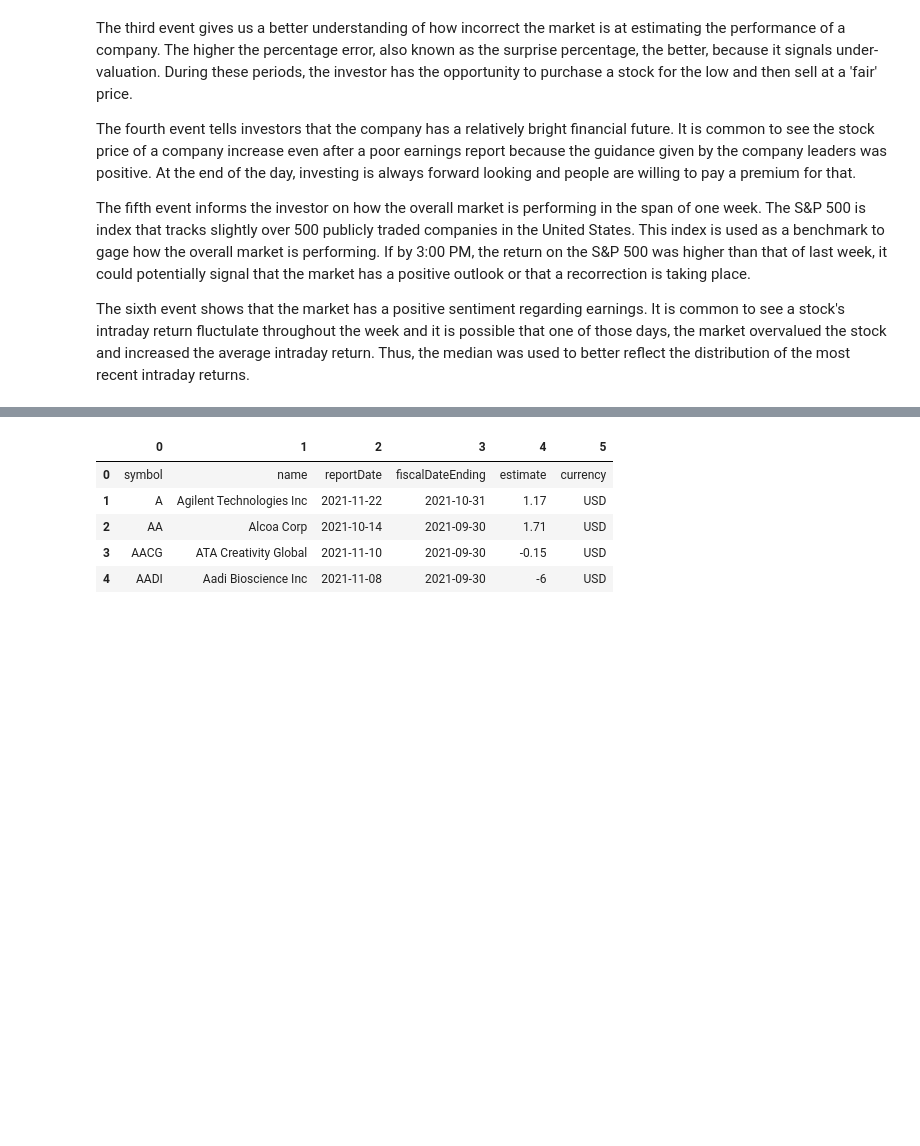
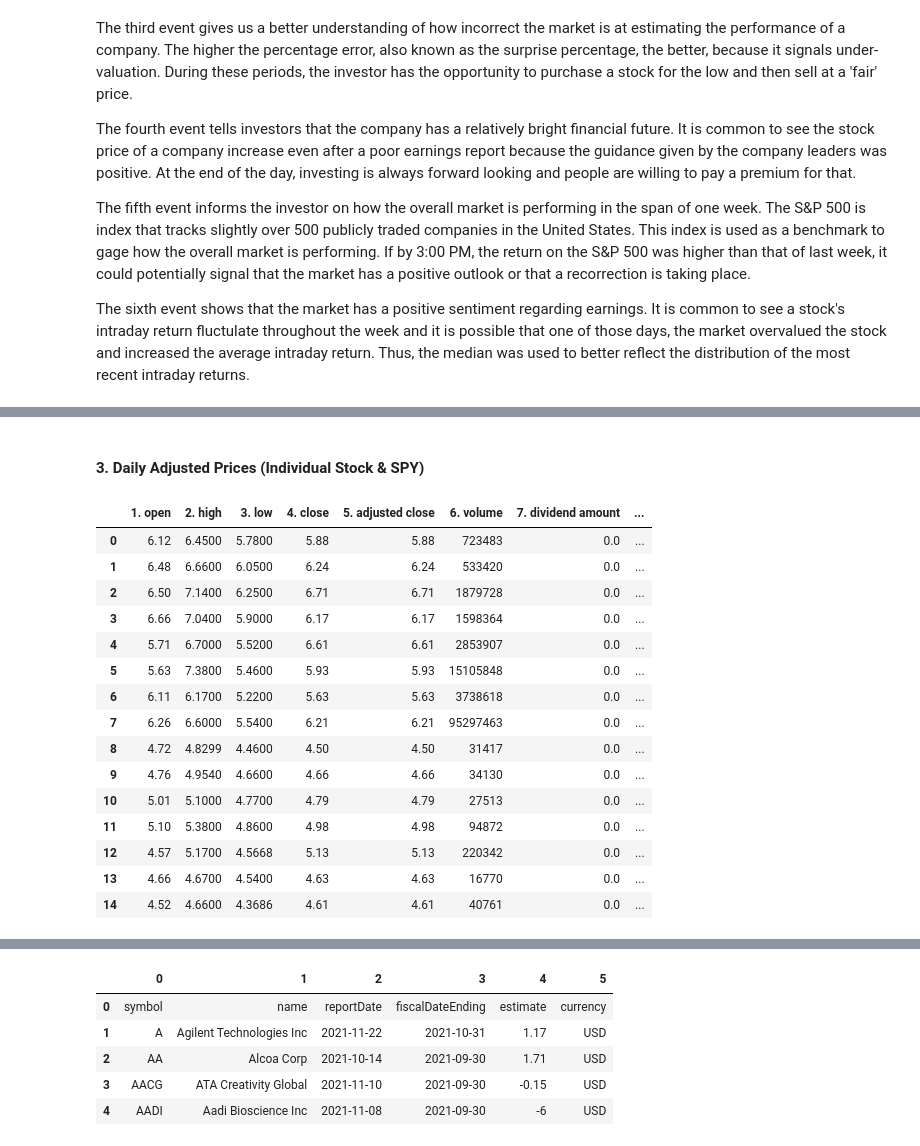
Before and after one commit to danielramirezjr1998/Data_Science_Projects, a Jupyter notebook: Naive Bayes Classifier/Naive Bayes in Finance.ipynb, the cells around one changed output, grey strips where cells are left out. Cells and saved outputs as stored; diff of their text form; code cells hidden in the pictures; blank space fills up the shorter version.

```diff
--- a/Naive Bayes Classifier/Naive Bayes in Finance.ipynb
+++ b/Naive Bayes Classifier/Naive Bayes in Finance.ipynb
@@ -1043,0 +217,27 @@ Name: class_variable, dtype: int32
+# %% [markdown]
+#### 3. Daily Adjusted Prices (Individual Stock & SPY)
+# %%
+api_key = 'TQ6TR98HVUPE3L9Z'
+data_of_interest = '3'
+symbol = 'BMRA'
+date_of_interest = '2021-10-13'
+
+alphaDailyAdjusted  = alphaDataRetriever(api_key,data_of_interest,symbol,date_of_interest)
+alphaDailyAdjusted.head(15)
+# %% [output]
+|  | 1. open | 2. high | 3. low | 4. close | 5. adjusted close | 6. volume | 7. dividend amount | ... |
+| 0 | 6.12 | 6.4500 | 5.7800 | 5.88 | 5.88 | 723483 | 0.0 | ... |
+| 1 | 6.48 | 6.6600 | 6.0500 | 6.24 | 6.24 | 533420 | 0.0 | ... |
+| 2 | 6.50 | 7.1400 | 6.2500 | 6.71 | 6.71 | 1879728 | 0.0 | ... |
+| 3 | 6.66 | 7.0400 | 5.9000 | 6.17 | 6.17 | 1598364 | 0.0 | ... |
+| 4 | 5.71 | 6.7000 | 5.5200 | 6.61 | 6.61 | 2853907 | 0.0 | ... |
+| 5 | 5.63 | 7.3800 | 5.4600 | 5.93 | 5.93 | 15105848 | 0.0 | ... |
+| 6 | 6.11 | 6.1700 | 5.2200 | 5.63 | 5.63 | 3738618 | 0.0 | ... |
+| 7 | 6.26 | 6.6000 | 5.5400 | 6.21 | 6.21 | 95297463 | 0.0 | ... |
+| 8 | 4.72 | 4.8299 | 4.4600 | 4.50 | 4.50 | 31417 | 0.0 | ... |
+| 9 | 4.76 | 4.9540 | 4.6600 | 4.66 | 4.66 | 34130 | 0.0 | ... |
+| 10 | 5.01 | 5.1000 | 4.7700 | 4.79 | 4.79 | 27513 | 0.0 | ... |
+| 11 | 5.10 | 5.3800 | 4.8600 | 4.98 | 4.98 | 94872 | 0.0 | ... |
+| 12 | 4.57 | 5.1700 | 4.5668 | 5.13 | 5.13 | 220342 | 0.0 | ... |
+| 13 | 4.66 | 4.6700 | 4.5400 | 4.63 | 4.63 | 16770 | 0.0 | ... |
+| 14 | 4.52 | 4.6600 | 4.3686 | 4.61 | 4.61 | 40761 | 0.0 | ... |
```
Also changed, not shown: parts of 52 cells of this notebook.
